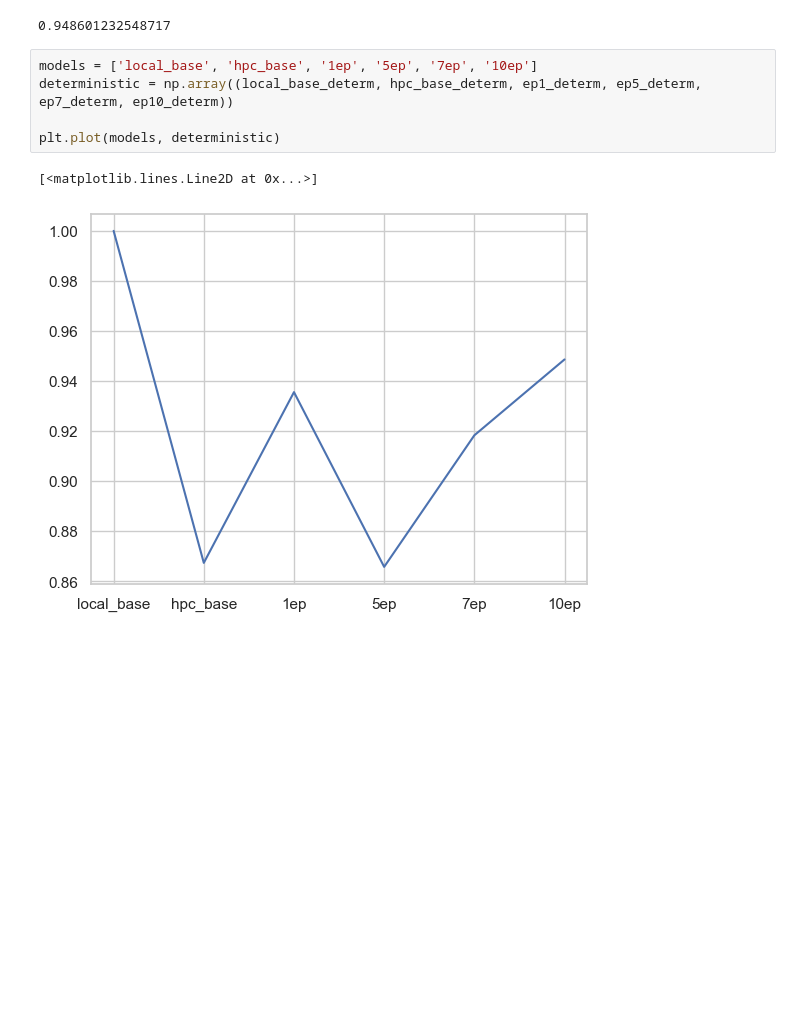
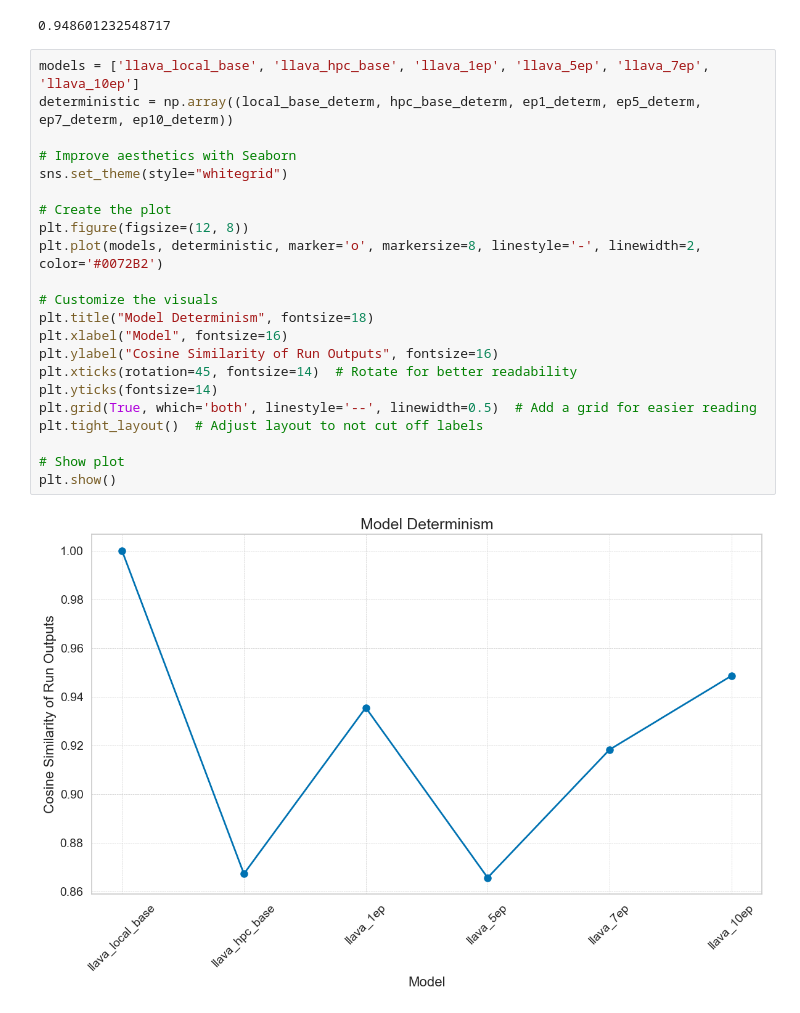
Before and after one commit to bridgetleonard2/Eyes-Mind-Model, a Jupyter notebook: llava_hyak/rmet_analysis.ipynb, the cells around one changed output. Saved outputs shown, nothing was run; the diff lists cells and outputs as text; blank space fills up the shorter version.

```diff
--- a/llava_hyak/rmet_analysis.ipynb
+++ b/llava_hyak/rmet_analysis.ipynb
@@ -335,11 +335,27 @@ ep10_determ = determinism([item[0] for item in np.array(ep10_1)], [item[0] for i
 ep10_determ
 # %% [output]
 0.948601232548717
-# %%
-models = ['local_base', 'hpc_base', '1ep', '5ep', '7ep', '10ep']
-deterministic = np.array((local_base_determ, hpc_base_determ, ep1_determ, ep5_determ, ep7_determ, ep10_determ))
-
-plt.plot(models, deterministic)
-# %% [output]
-[<matplotlib.lines.Line2D at 0x...>]
-[figure, removed]
+# %%
+models = ['llava_local_base', 'llava_hpc_base', 'llava_1ep', 'llava_5ep', 'llava_7ep', 'llava_10ep']
+deterministic = np.array((local_base_determ, hpc_base_determ, ep1_determ, ep5_determ, ep7_determ, ep10_determ))
+
+# Improve aesthetics with Seaborn
+sns.set_theme(style="whitegrid")
+
+# Create the plot
+plt.figure(figsize=(12, 8))
+plt.plot(models, deterministic, marker='o', markersize=8, linestyle='-', linewidth=2, color='#0072B2')
+
+# Customize the visuals
+plt.title("Model Determinism", fontsize=18)
+plt.xlabel("Model", fontsize=16)
+plt.ylabel("Cosine Similarity of Run Outputs", fontsize=16)
+plt.xticks(rotation=45, fontsize=14)  # Rotate for better readability
+plt.yticks(fontsize=14)
+plt.grid(True, which='both', linestyle='--', linewidth=0.5)  # Add a grid for easier reading
+plt.tight_layout()  # Adjust layout to not cut off labels
+
+# Show plot
+plt.show()
+# %% [output]
+[figure, added]
```
Also changed, not shown: 1 other file.
